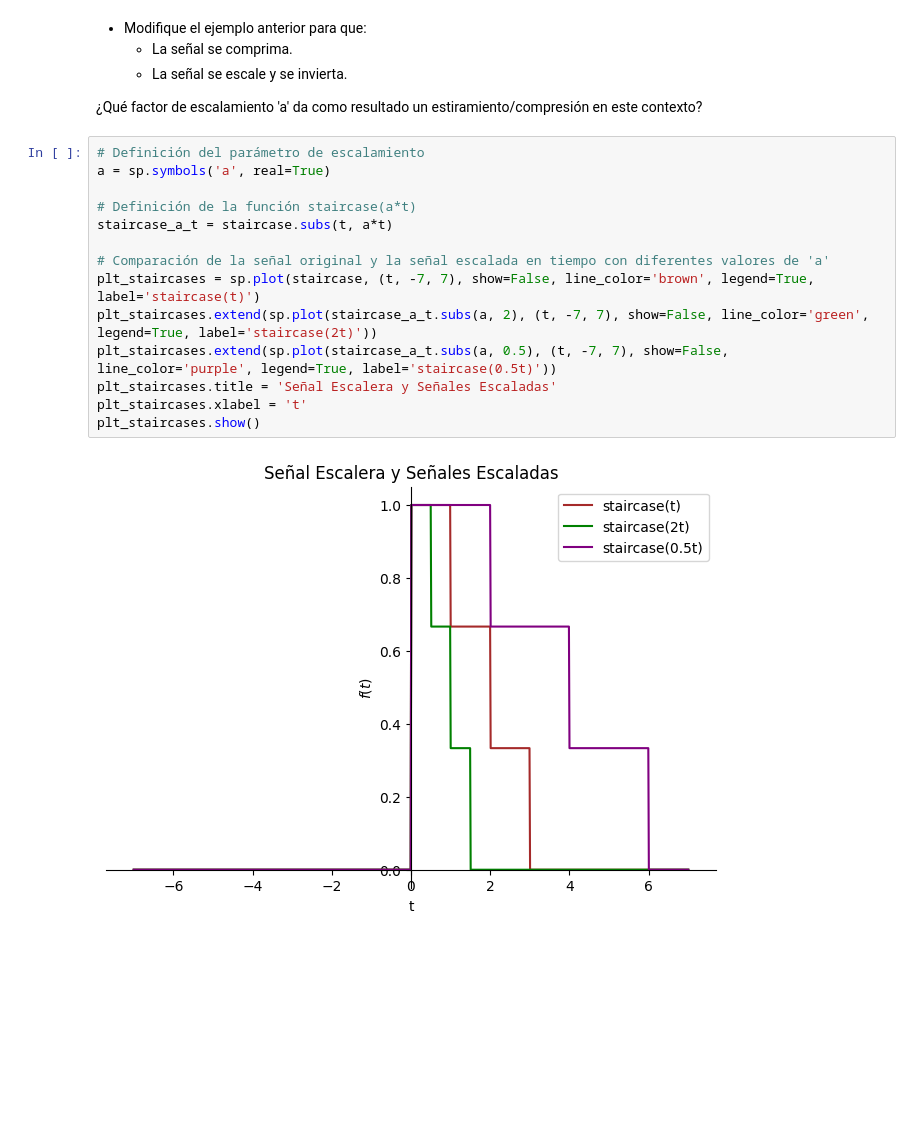
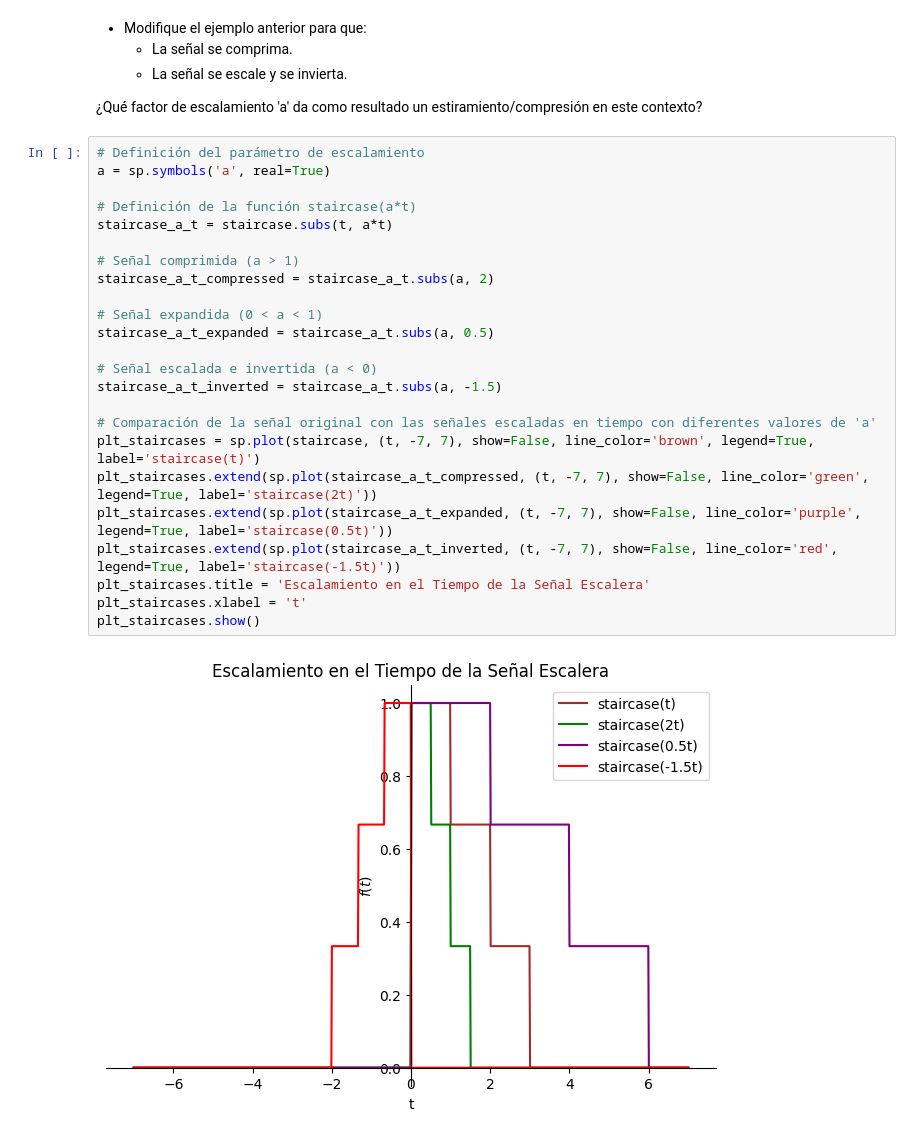
Before and after one commit to AlmondSund/SyS_2025_2, a Jupyter notebook: Taller1_SyS.ipynb, the cells around one changed output. Saved outputs shown, nothing was run; the diff lists cells and outputs as text; blank space fills up the shorter version.

Commit message:
algunos ejercicios de "conceptos básicos de señales" realizados

```diff
--- a/Taller1_SyS.ipynb
+++ b/Taller1_SyS.ipynb
@@ -554,16 +554,26 @@ sp.plot(staircase_modified, (t, -2, 4), title='Señal Escalera Modificada', ylab
 # %%
 # Definición del parámetro de escalamiento
 a = sp.symbols('a', real=True)
 
 # Definición de la función staircase(a*t)
 staircase_a_t = staircase.subs(t, a*t)
 
-# Comparación de la señal original y la señal escalada en tiempo con diferentes valores de 'a'
+# Señal comprimida (a > 1)
+staircase_a_t_compressed = staircase_a_t.subs(a, 2)
+
+# Señal expandida (0 < a < 1)
+staircase_a_t_expanded = staircase_a_t.subs(a, 0.5)
+
+# Señal escalada e invertida (a < 0)
+staircase_a_t_inverted = staircase_a_t.subs(a, -1.5)
+
+# Comparación de la señal original con las señales escaladas en tiempo con diferentes valores de 'a'
 plt_staircases = sp.plot(staircase, (t, -7, 7), show=False, line_color='brown', legend=True, label='staircase(t)')
-plt_staircases.extend(sp.plot(staircase_a_t.subs(a, 2), (t, -7, 7), show=False, line_color='green', legend=True, label='staircase(2t)'))
-plt_staircases.extend(sp.plot(staircase_a_t.subs(a, 0.5), (t, -7, 7), show=False, line_color='purple', legend=True, label='staircase(0.5t)'))
-plt_staircases.title = 'Señal Escalera y Señales Escaladas'
+plt_staircases.extend(sp.plot(staircase_a_t_compressed, (t, -7, 7), show=False, line_color='green', legend=True, label='staircase(2t)'))
+plt_staircases.extend(sp.plot(staircase_a_t_expanded, (t, -7, 7), show=False, line_color='purple', legend=True, label='staircase(0.5t)'))
+plt_staircases.extend(sp.plot(staircase_a_t_inverted, (t, -7, 7), show=False, line_color='red', legend=True, label='staircase(-1.5t)'))
+plt_staircases.title = 'Escalamiento en el Tiempo de la Señal Escalera'
 plt_staircases.xlabel = 't'
 plt_staircases.show()
 # %% [output]
-[figure, old version]
+[figure, new version]
```
Also changed, not shown: parts of 6 cells of this notebook.
